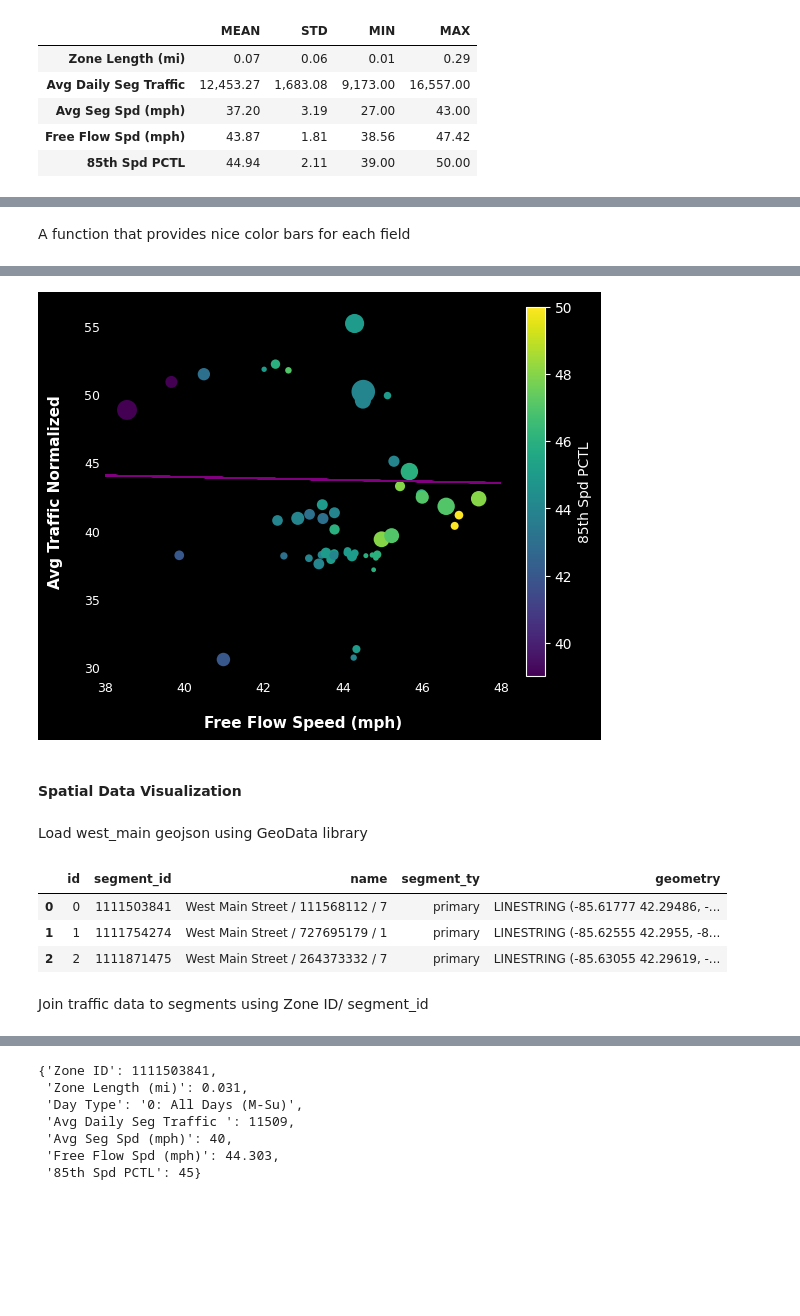
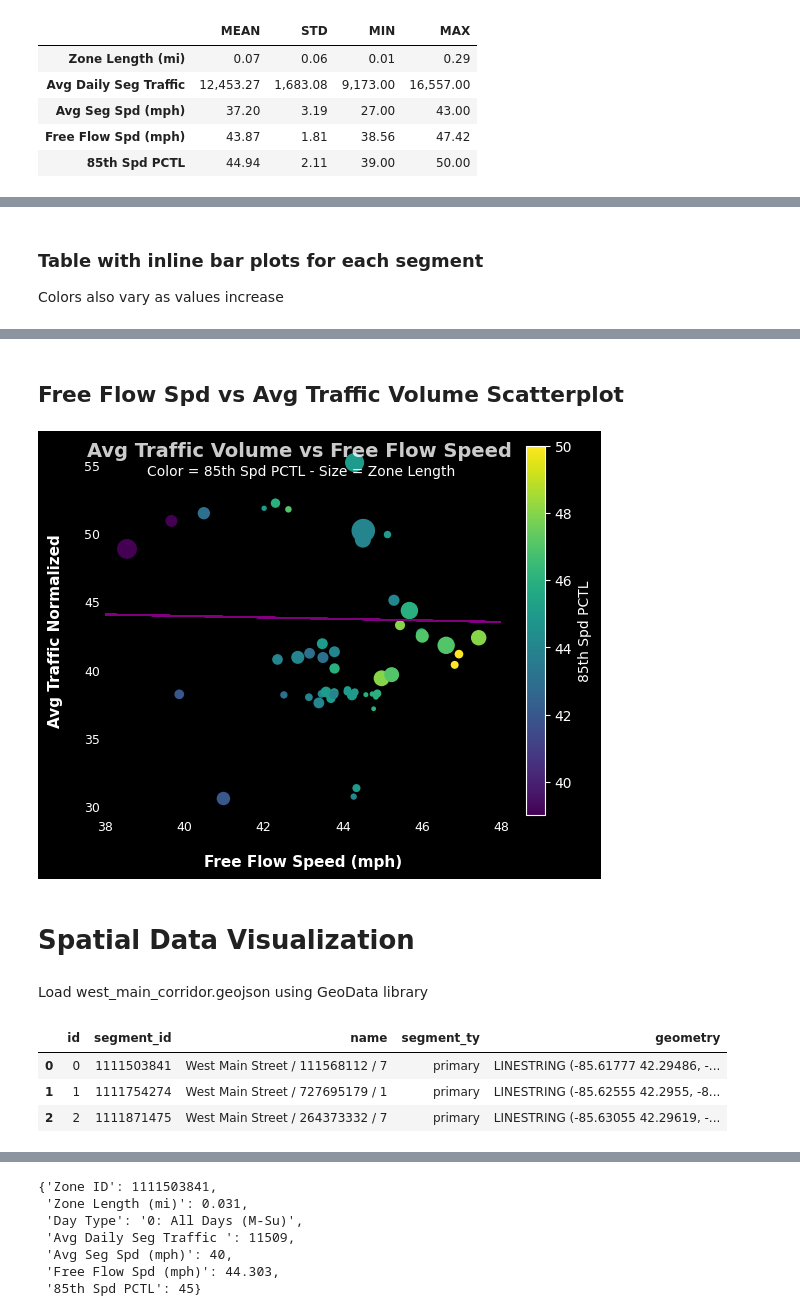
Before and after one commit to eKerney/data-notebooks, a Jupyter notebook: kzoo_streetlight/final_data_workflow.ipynb, the cells around one changed output, grey strips where cells are left out. Cells and saved outputs as stored; diff of their text form; code cells hidden in the pictures; blank space fills up the shorter version.

```diff
--- a/kzoo_streetlight/final_data_workflow.ipynb
+++ b/kzoo_streetlight/final_data_workflow.ipynb
@@ -296,5 +296,3 @@ West Main Filtered - No Outliers - Stats
-# %% [markdown]
-A function that provides nice color bars for each field
 # %%
 def bar_with_colormap(val: int | float, vmin: int | float, vmax: int | float, cmap_name: str, opacity: float=1.0, wdth: int=100 ) -> str:
     norm = (val - vmin) / (vmax - vmin)
@@ -305,6 +303,9 @@ def bar_with_colormap(val: int | float, vmin: int | float, vmax: int | float, cm
     bar_style = f'background: linear-gradient(90deg, rgba({rgb_str}, {opacity}) {norm*wdth}%, transparent {norm*wdth}%); border: 1px solid rgba(100, 100, 100, .6);'
     styles.append(bar_style)
     return bar_style
+# %% [markdown]
+### Table with inline bar plots for each segment
+Colors also vary as values increase
 # %%
 import colormaps as c
 z, a, w, s = 0, 0.5, 60, 2
@@ -375,45 +376,52 @@ df_atc_o.drop(columns=['Zone ID' , 'Day Type']).style \
 | 1135510752 | 0.09 | 9,173 | 31 | 40.99 | 42 |
 | 1136121957 | 0.06 | 11,274 | 37 | 43.40 | 44 |
 | 1136197293 | 0.03 | 11,481 | 39 | 44.87 | 46 |
+# %% [markdown]
+## Free Flow Spd vs Avg Traffic Volume Scatterplot
 # %%
 # Create new copy of dataframe
 df_atc_o_area = df_atc_o.copy(deep=True)
-
 # normalizing fields
 df_atc_o_area['Avg_Traffic_Norm'] = df_atc_o_area['Avg Daily Seg Traffic '].apply(lambda x: x/300)
 df_atc_o_area['Zone_Length_Norm'] = df_atc_o_area['Zone Length (mi)'].apply(lambda x: x*1000)
 df_atc_o_area['Avg_Traffic_Plot'] = df_atc_o_area['Avg_Traffic_Norm'].apply(lambda x: x*5)
 df_atc_o_area['85th_Norm'] = df_atc_o_area['85th Spd PCTL'].apply(lambda x: x*100)
 
+# fig, ax = plt.subplots(figsize=(18,7))
 ax = df_atc_o_area.plot.scatter(
     y='Avg_Traffic_Norm',
     x="Free Flow Spd (mph)",
     s='Zone_Length_Norm',
     c='85th Spd PCTL',
     cmap="viridis",
     edgecolor='none',
-    legend=False);
-
+    legend=False,
+    # figsize=(8,4)
+    );
 # formatting
 ax.set_xlim(38, 48);
 [spine.set_visible(False) for spine in ax.spines.values()]
 ax.tick_params(axis='both', which='both', length=0, labelsize=9)
 ax.set_ylabel('Avg Traffic Normalized', fontsize=11, fontweight='bold', color='white', labelpad=15)
 ax.set_xlabel('Free Flow Speed (mph)', fontsize=11, fontweight='bold', color='white', labelpad=15)
-
 # trendline
 m, b = np.polyfit(df_atc_o_area['Avg_Traffic_Norm'], df_atc_o_area["Free Flow Spd (mph)"], 1)  # 1st-degree polynomial (linear fit)
 df_atc_o_area['Trendline'] = m * df_atc_o_area['Avg_Traffic_Norm'] + b  # Compute Y values
+# Annotations
+ax.set_title('Avg Traffic Volume vs Free Flow Speed ', fontsize=14, fontweight='bold', y=0.95, alpha=0.8)
+ax.text(0.5, 0.95, 'Color = 85th Spd PCTL - Size = Zone Length ', horizontalalignment='center',
+     verticalalignment='top', transform=ax.transAxes, size=10)
+
 ax.plot(df_atc_o_area['Avg_Traffic_Norm'], df_atc_o_area['Trendline'], color='purple', linestyle='solid', linewidth=1, label='Trendline');
 # %% [output]
-[figure, old version]
+[figure, new version]
 # %% [markdown]
-#### Spatial Data Visualization
+# Spatial Data Visualization
 # %%
 os.chdir(os.path.expanduser('geodata-py-utils'))
 from geodata_py_utils import GeoData, InputTypes
 # %% [markdown]
-Load west_main geojson using GeoData library
+Load west_main_corridor.geojson using GeoData library
 # %%
 file_path = '/home/pi/dev/notebooks/kzoo_streetlight/west_main_corridor.geojson' #change which geojson to load
 geo_data = GeoData(file_path, InputTypes.DATA_PATH)
@@ -423,5 +431,3 @@ geo_data.gdf.head(3)
 | 0 | 0 | 1111503841 | West Main Street / 111568112 / 7 | primary | LINESTRING (-85.61777 42.29486, -... |
 | 1 | 1 | 1111754274 | West Main Street / 727695179 / 1 | primary | LINESTRING (-85.62555 42.2955, -8... |
 | 2 | 2 | 1111871475 | West Main Street / 264373332 / 7 | primary | LINESTRING (-85.63055 42.29619, -... |
-# %% [markdown]
-Join traffic data to segments using Zone ID/ segment_id
```
Also changed, not shown: parts of 19 cells of this notebook, 9 other files.
